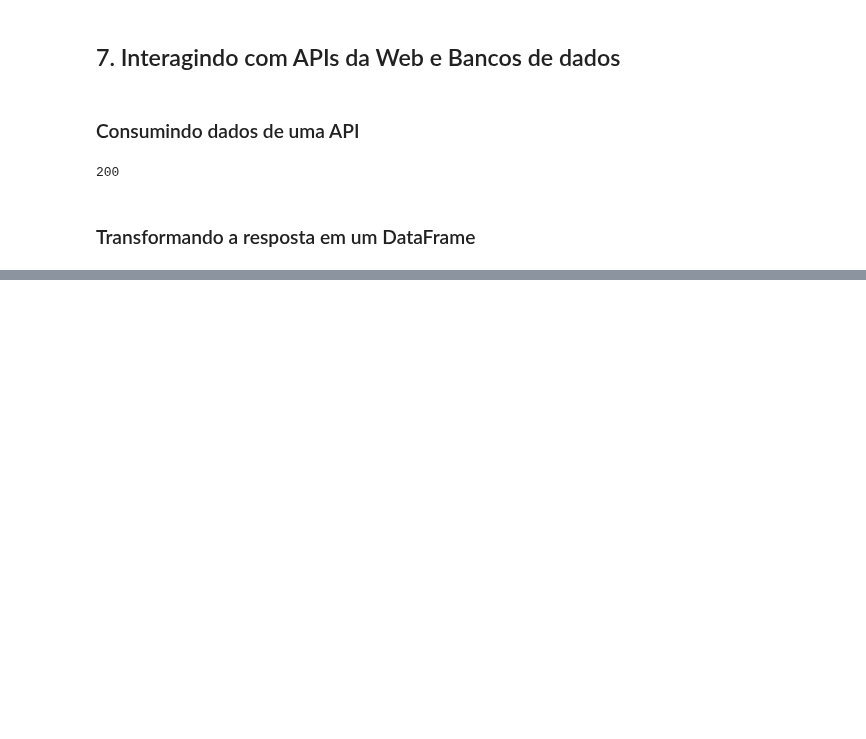
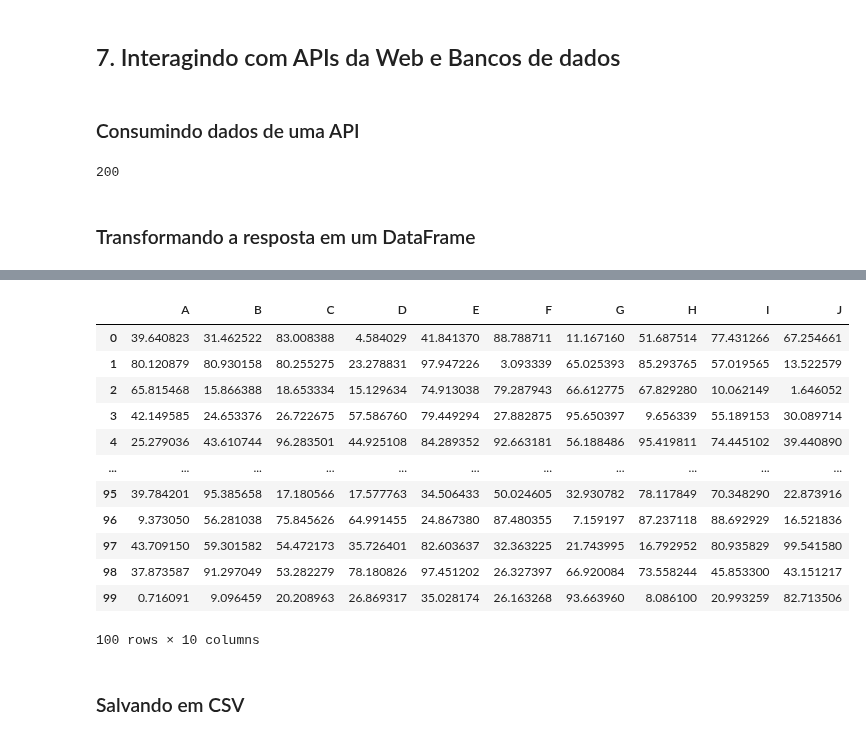
Before and after one commit to RaphaelfsOliveira/DataScience, a Jupyter notebook: EBAC Curso Ciência de Dados/Cientista de Dados/modulo_4_introducao_pandas_e_carga_de_dados.ipynb, the cells around one changed output, grey strips where cells are left out. Saved outputs shown, nothing was run; the diff lists cells and outputs as text; code cells hidden in the pictures; blank space fills up the shorter version.

```diff
--- a/EBAC Curso Ciência de Dados/Cientista de Dados/modulo_4_introducao_pandas_e_carga_de_dados.ipynb
+++ b/EBAC Curso Ciência de Dados/Cientista de Dados/modulo_4_introducao_pandas_e_carga_de_dados.ipynb
@@ -632,0 +658,23 @@ df.head(5)
+# %%
+df = pd.DataFrame(
+    np.random.random_sample(size=(100, 10)) * 100,
+    columns=['A','B', 'C', 'D', 'E', 'F', 'G', 'H', 'I', 'J']
+)
+# %%
+df
+# %% [output]
+|  | A | B | C | D | E | F | G | H | I | J |
+| 0 | 39.640823 | 31.462522 | 83.008388 | 4.584029 | 41.841370 | 88.788711 | 11.167160 | 51.687514 | 77.431266 | 67.254661 |
+| 1 | 80.120879 | 80.930158 | 80.255275 | 23.278831 | 97.947226 | 3.093339 | 65.025393 | 85.293765 | 57.019565 | 13.522579 |
+| 2 | 65.815468 | 15.866388 | 18.653334 | 15.129634 | 74.913038 | 79.287943 | 66.612775 | 67.829280 | 10.062149 | 1.646052 |
+| 3 | 42.149585 | 24.653376 | 26.722675 | 57.586760 | 79.449294 | 27.882875 | 95.650397 | 9.656339 | 55.189153 | 30.089714 |
+| 4 | 25.279036 | 43.610744 | 96.283501 | 44.925108 | 84.289352 | 92.663181 | 56.188486 | 95.419811 | 74.445102 | 39.440890 |
+| ... | ... | ... | ... | ... | ... | ... | ... | ... | ... | ... |
+| 95 | 39.784201 | 95.385658 | 17.180566 | 17.577763 | 34.506433 | 50.024605 | 32.930782 | 78.117849 | 70.348290 | 22.873916 |
+| 96 | 9.373050 | 56.281038 | 75.845626 | 64.991455 | 24.867380 | 87.480355 | 7.159197 | 87.237118 | 88.692929 | 16.521836 |
+| 97 | 43.709150 | 59.301582 | 54.472173 | 35.726401 | 82.603637 | 32.363225 | 21.743995 | 16.792952 | 80.935829 | 99.541580 |
+| 98 | 37.873587 | 91.297049 | 53.282279 | 78.180826 | 97.451202 | 26.327397 | 66.920084 | 73.558244 | 45.853300 | 43.151217 |
+| 99 | 0.716091 | 9.096459 | 20.208963 | 26.869317 | 35.028174 | 26.163268 | 93.663960 | 8.086100 | 20.993259 | 82.713506 |
+100 rows × 10 columns
+# %% [markdown]
+### Salvando em CSV
```
Also changed, not shown: parts of 5 cells of this notebook, 2 other files.
